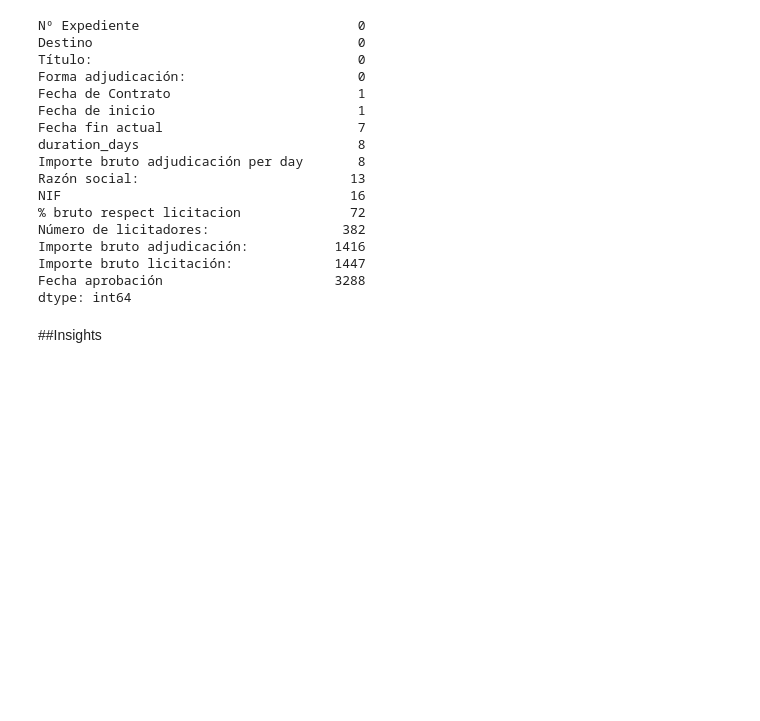
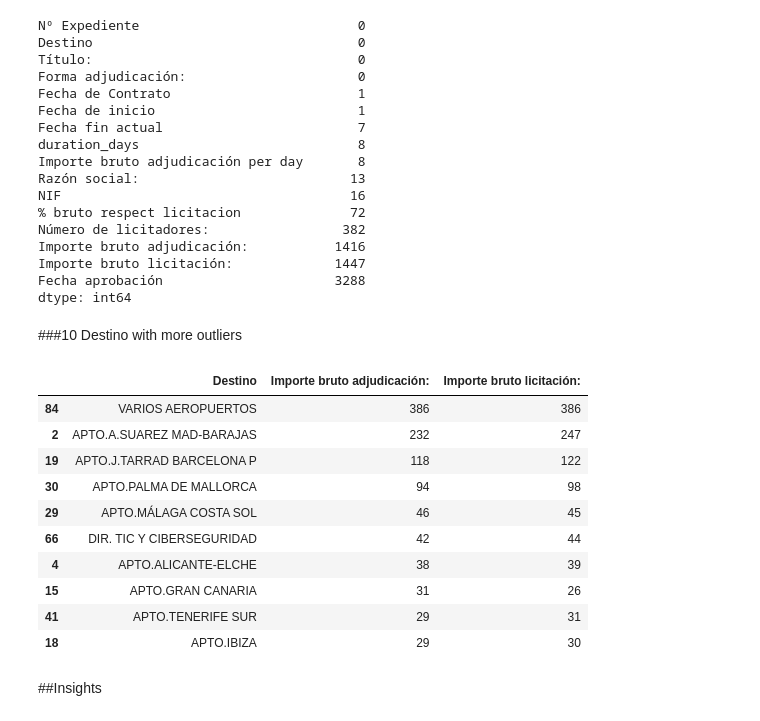
Before and after one commit to dcastf01/aena_scraping_licitaciones, a Jupyter notebook: clean_data.ipynb, the cells around one changed output. Drawn from its saved outputs; the diff is of its cells as text; code cells hidden in the pictures; blank space fills up the shorter version.

Commit message:
adding analyzing outliers

```diff
--- a/clean_data.ipynb
+++ b/clean_data.ipynb
@@ -162,6 +177,22 @@ Importe bruto adjudicación:           1416
 Importe bruto licitación:             1447
 Fecha aprobación                      3288
 dtype: int64
+# %% [markdown]
+###10 Destino with more outliers
+# %%
+df[['Importe bruto adjudicación:','Importe bruto licitación:']].isnull().groupby(df['Destino']).sum().astype(int).reset_index().sort_values('Importe bruto adjudicación:',ascending=False).head(10)
+# %% [output]
+|  | Destino | Importe bruto adjudicación: | Importe bruto licitación: |
+| 84 | VARIOS AEROPUERTOS | 386 | 386 |
+| 2 | APTO.A.SUAREZ MAD-BARAJAS | 232 | 247 |
+| 19 | APTO.J.TARRAD BARCELONA P | 118 | 122 |
+| 30 | APTO.PALMA DE MALLORCA | 94 | 98 |
+| 29 | APTO.MÁLAGA COSTA SOL | 46 | 45 |
+| 66 | DIR. TIC Y CIBERSEGURIDAD | 42 | 44 |
+| 4 | APTO.ALICANTE-ELCHE | 38 | 39 |
+| 15 | APTO.GRAN CANARIA | 31 | 26 |
+| 41 | APTO.TENERIFE SUR | 29 | 31 |
+| 18 | APTO.IBIZA | 29 | 30 |
 # %% [markdown]
 ##Insights
 # %% [markdown]
```
Also changed, not shown: parts of 5 cells of this notebook.
